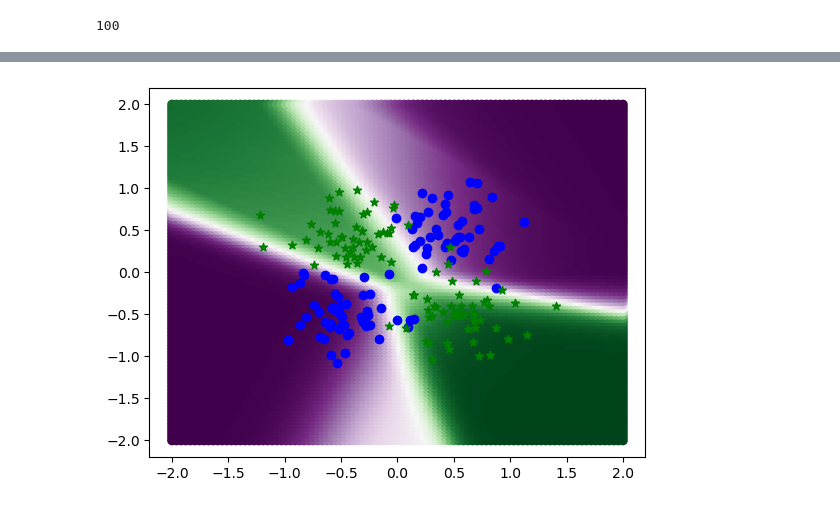
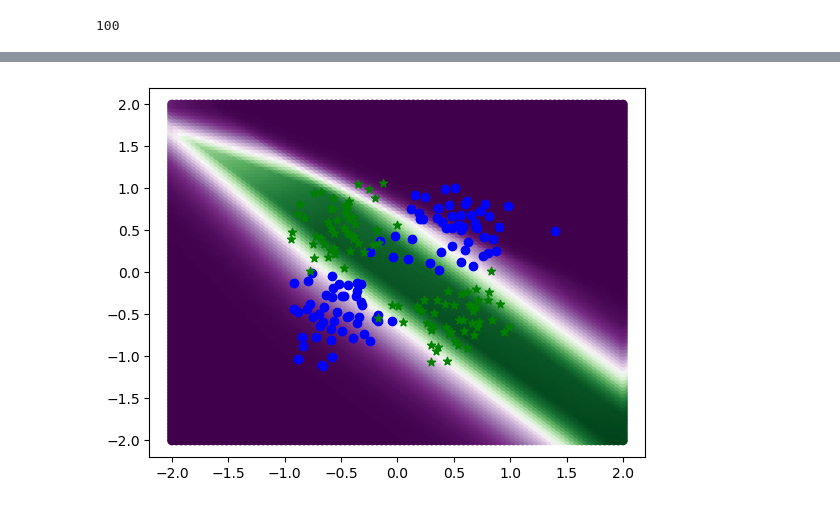
Before and after one commit to jberezow/RJMCMC, a Jupyter notebook: Thesis-Classifier2.ipynb, the cells around one changed output, grey strips where cells are left out. Saved outputs shown, nothing was run; the diff lists cells and outputs as text; code cells hidden in the pictures.

```diff
--- a/Thesis-Classifier2.ipynb
+++ b/Thesis-Classifier2.ipynb
@@ -267,15 +267,2 @@ plt.legend()
 No handles with labels found to put in legend.
 PyObject <matplotlib.legend.Legend object at 0x...>
-# %%
-obs_master = choicemap()::ChoiceMap
-for i=1:length(classes)
-    obs_master[(:y,i)] = classes[i]
-end
-obs = obs_master;
-(trace,) = generate(classifier, (x,), obs);
-args = get_args(trace)
-retval_grad = accepts_output_grad(get_gen_fn(trace)) ? zero(get_retval(trace)) : nothing
-argdiffs = map((_) -> NoChange(), args)
-selection = select_selection_NUTS(trace)
-gen_fn = trace.gen_fn
-state = GFBackpropTraceState(trace, selection, gen_fn.params, tape)
@@ -482,4 +476,4 @@ plot(scores2, c="Red")
 # %%
-scores2 = [get_score(trace) for trace in traces]
-plot(scores2)
+scores = [get_score(trace) for trace in traces]
+plot(scores)
 # %% [output]
@@ -524,33 +518,33 @@ plt.ylabel("Occurences");
 # %%
 function plot_grid(data,scores,alpha=1.0)
     PyPlot.scatter(data[:,1],data[:,2],c=scores,alpha=alpha,cmap="PRGn")
     #PyPlot.colorbar()
 end
 
-function tracegrid(traces, samples=100, low=-2.0, high=2.0)
+function tracegrid(traces, samples=1, low=-2.0, high=2.0)
     d=2
     n=100
     r = range(low, high, length = n)
 
     iter = Iterators.product((r for _ in 1:d)...)
     grid= vec([collect(i) for i in iter])
     grid_raw = reduce(hcat, getindex.(grid,i) for i in eachindex(grid[1]))
     grid2 = transpose(grid_raw)
     z_master = zeros(length(grid2[1,:]))
 
     for i=1:samples
         j = rand((100,length(traces)))
         trace = traces[j]
         z = Flux.σ.(G(grid2,trace))[1,:]
         z_master += (z ./ samples)
     end
     plot_grid(grid_raw, z_master)
 end
 
 tracegrid(traces)
 plot_data_classifier(x_raw,classes)
 # %% [output]
-[figure, old version]
+[figure, new version]
 # %%
 #-------------------------
 #RJMCMC - Layers and Nodes
```
Also changed, not shown: parts of 12 cells of this notebook, 2 other files.
